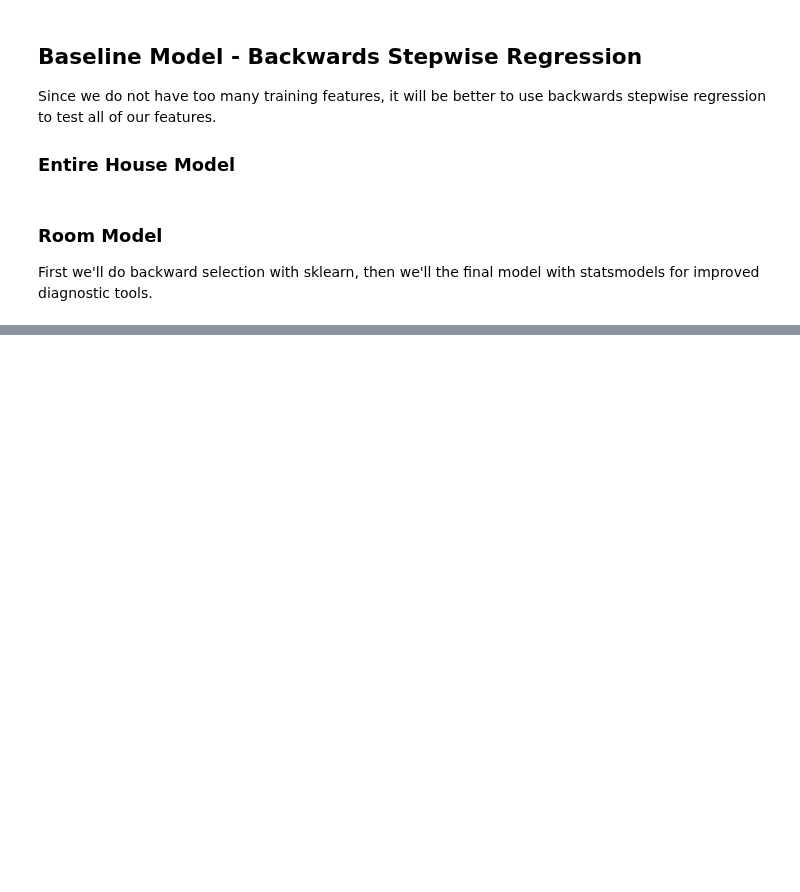
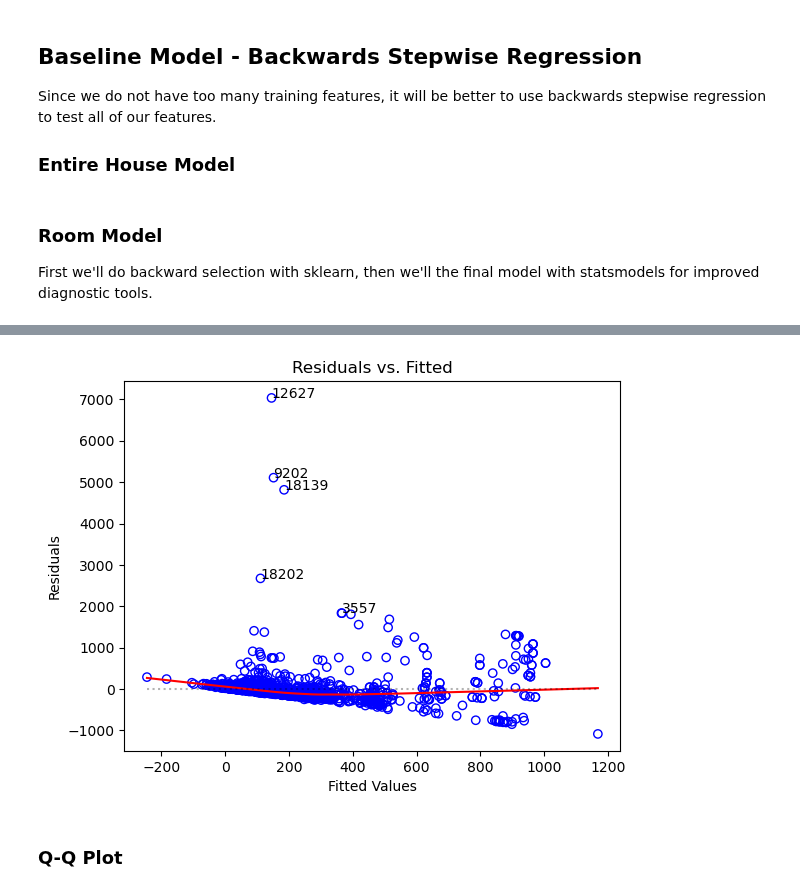
Before and after one commit to nlee98/ADS-599_Capstone_Project, a Jupyter notebook: Code Library/3_Modeling.ipynb, the cells around one changed output, grey strips where cells are left out. Cells and saved outputs as stored; diff of their text form; code cells hidden in the pictures; blank space fills up the shorter version.

```diff
--- a/Code Library/3_Modeling.ipynb
+++ b/Code Library/3_Modeling.ipynb
@@ -202,3 +200,0 @@ strong multicollinearity problems or that the design matrix is singular.
-# %%
-residuals = room_back_reg_fin.resid
-fitted = room_back_reg_fin.fittedvalues
@@ -217,0 +220,27 @@ Length: 2493, dtype: float64
+# %%
+def resid_v_fitted_plot(fitted_reg):
+    # Metrics we need
+    residuals = fitted_reg.resid
+    fitted = fitted_reg.fittedvalues
+    smooth = lowess(residuals, fitted)
+    top5 = abs(residuals).sort_values(ascending = False)[:5]
+
+    # Plot
+    fig, ax = plt.subplots()
+    ax.scatter(fitted, residuals, edgecolors= 'b', facecolors = 'none')
+    ax.plot(smooth[:,0], smooth[:,1], color = 'r')
+    ax.set_ylabel('Residuals')
+    ax.set_xlabel('Fitted Values')
+    ax.set_title('Residuals vs. Fitted')
+    ax.plot([min(fitted),max(fitted)],[0,0],color = 'k',linestyle = ':', alpha = .3)
+
+    for i in top5.index:
+        ax.annotate(i,xy=(fitted[i],residuals[i]))
+
+    plt.show()
+# %%
+resid_v_fitted_plot(fitted_reg= room_back_reg_fin)
+# %% [output]
+[figure, added]
+# %% [markdown]
+### Q-Q Plot
```
Also changed, not shown: parts of 14 cells of this notebook, 3 other files.
